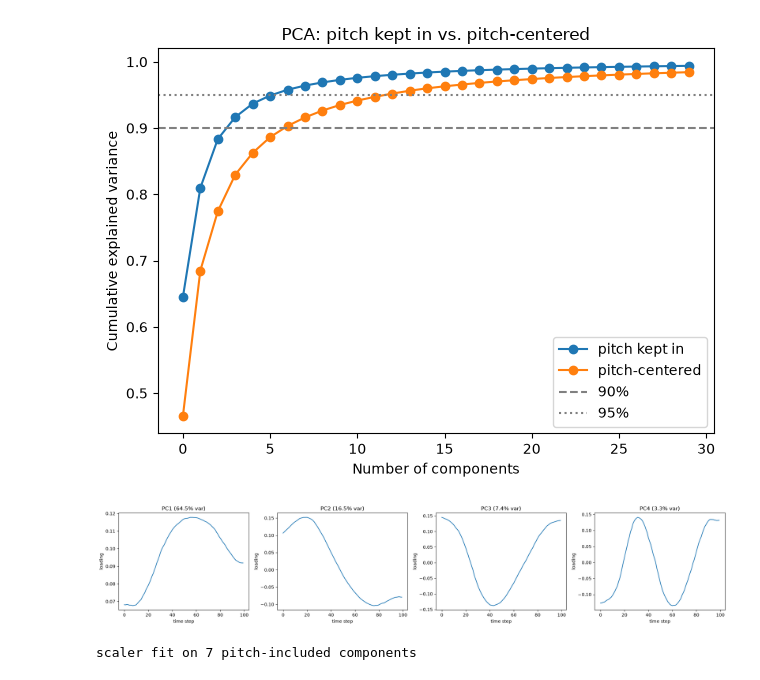
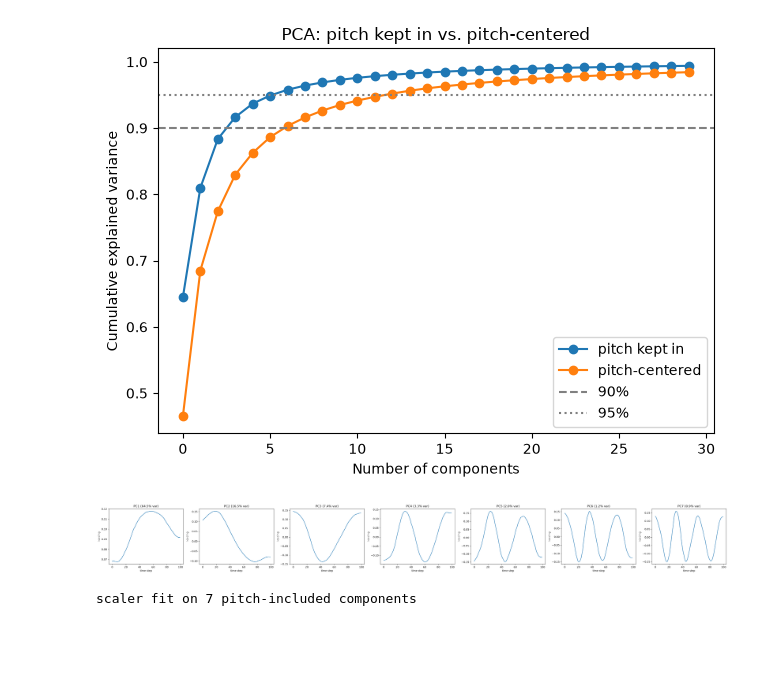
Before and after one commit to netra-khot/mouse-vocalization-2026, a Jupyter notebook: data_prep/pca.ipynb, the cells around one changed output. Cells and saved outputs as stored; diff of their text form; code cells hidden in the pictures; blank space fills up the shorter version.

```diff
--- a/data_prep/pca.ipynb
+++ b/data_prep/pca.ipynb
@@ -113,21 +115,21 @@ components for 95% variance, pitch-centered: 13
 # %%
 # plot the first few PCA components themselves as time series
 # (each component is a 100-length vector, same length as a resampled trajectory)
 
-n_components_to_show = 4
+n_components_to_show = 7
 fig, axes = plt.subplots(1, n_components_to_show, figsize=(5 * n_components_to_show, 4))
 
 for i, ax in enumerate(axes):
     ax.plot(pca_with_pitch.components_[i])
     var_explained = pca_with_pitch.explained_variance_ratio_[i] * 100
     ax.set_title(f"PC{i+1} ({var_explained:.1f}% var)")
     ax.set_xlabel("time step")
     ax.set_ylabel("loading")
 
 plt.tight_layout()
 plt.show()
 # %% [output]
-[figure, old version]
+[figure, new version]
 # %%
 with open("../data_prep/pkl-files/pca_model_pitch.pkl", "wb") as f:
     pickle.dump(pca_with_pitch, f)
```
Also changed, not shown: parts of 5 cells of this notebook, 1 other file.
